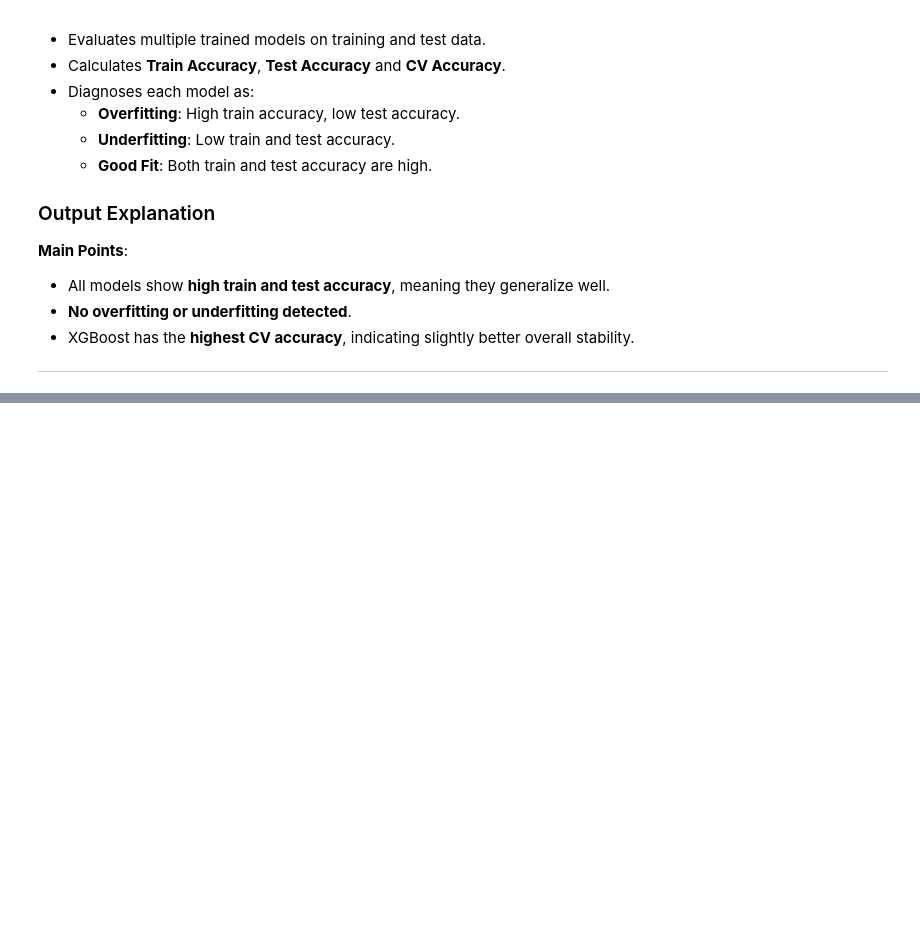
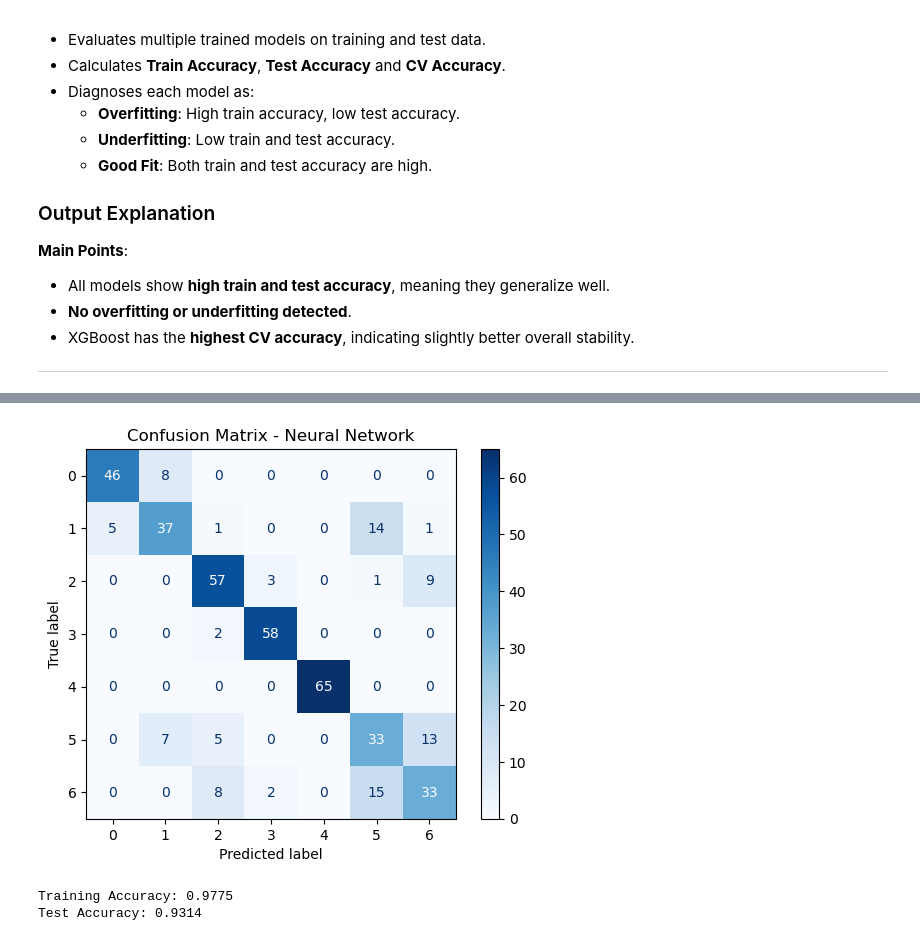
Before and after one commit to Sambridhiiii/Estimation-of-Obesity-Levels, a Jupyter notebook: Obesity.ipynb, the cells around one changed output, grey strips where cells are left out. Saved outputs shown, nothing was run; the diff lists cells and outputs as text; code cells hidden in the pictures; blank space fills up the shorter version.

```diff
--- a/Obesity.ipynb
+++ b/Obesity.ipynb
@@ -1212,0 +1142,4 @@ obesity_prediction_interface()
+# %%
+# y_train and y_test are assumed to be label-encoded integers
+y_train_cat = to_categorical(y_train)
+y_test_cat = to_categorical(y_test)
@@ -1212,0 +1178,6 @@ obesity_prediction_interface()
+# %%
+nn_model.compile(
+    optimizer='adam',
+    loss='categorical_crossentropy',    # For multiclass classification
+    metrics=['accuracy']
+)
@@ -1212,0 +1192,6 @@ obesity_prediction_interface()
+# %%
+early_stop = EarlyStopping(
+    monitor='val_loss',      # Stop when validation loss stops improving
+    patience=10,             # Wait 10 epochs before stopping
+    restore_best_weights=True
+)
@@ -1212,0 +1207,9 @@ obesity_prediction_interface()
+# %%
+history = nn_model.fit(
+    X_train, y_train_cat,
+    validation_split=0.2,
+    epochs=100,
+    batch_size=16,
+    callbacks=[early_stop],  # Add early stopping
+    verbose=1
+)
@@ -1212,0 +1401,17 @@ obesity_prediction_interface()
+# %%
+import numpy as np
+import matplotlib.pyplot as plt
+from sklearn.metrics import confusion_matrix, ConfusionMatrixDisplay
+
+# Predict class labels
+y_pred = nn_model.predict(X_test).argmax(axis=1)
+
+# Create confusion matrix
+cm = confusion_matrix(y_test, y_pred)
+
+# Plot confusion matrix
+disp = ConfusionMatrixDisplay(confusion_matrix=cm)
+disp.plot(cmap='Blues')
+plt.title("Confusion Matrix - Neural Network")
+plt.show()
+# %% [output]
@@ -1212,0 +1419,13 @@ obesity_prediction_interface()
+[figure, added]
+# %%
+# Evaluate on training set
+train_loss, train_acc = best_model.evaluate(X_train_scaled, y_train_cat, verbose=0)
+
+# Evaluate on test set
+test_loss, test_acc = best_model.evaluate(X_test_scaled, y_test_cat, verbose=0)
+
+print(f"Training Accuracy: {train_acc:.4f}")
+print(f"Test Accuracy: {test_acc:.4f}")
+# %% [output]
+Training Accuracy: 0.9775
+Test Accuracy: 0.9314
```
Also changed, not shown: parts of 45 cells of this notebook, 1 other file.
